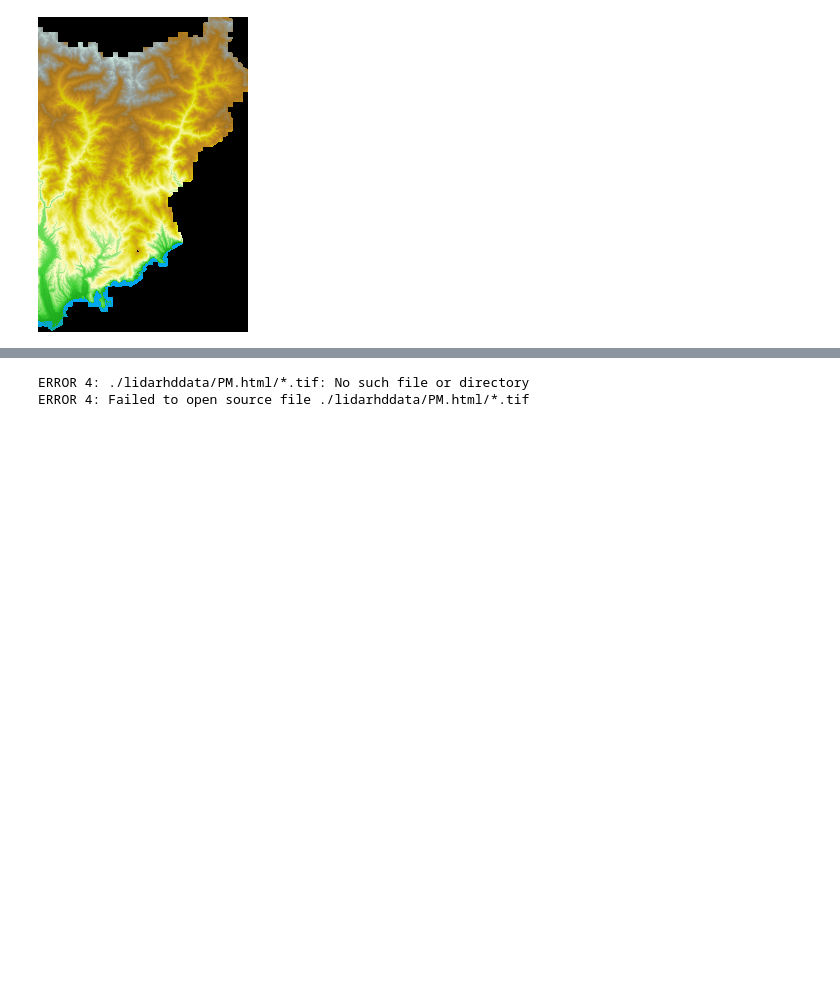
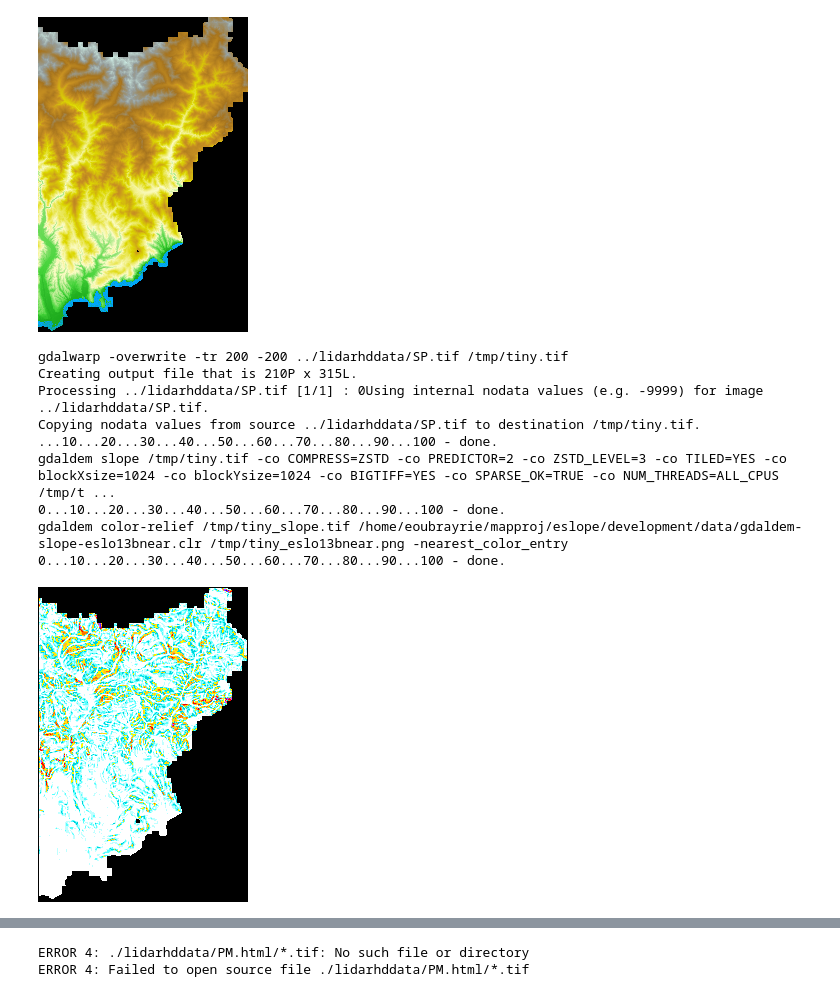
Before and after one commit to eslopemap/eslope, a Jupyter notebook: development/Western-Alps-dwn-lidarhd-aosta-piemont.ipynb, the cells around one changed output, grey strips where cells are left out. Cells and saved outputs as stored; diff of their text form; code cells hidden in the pictures; blank space fills up the shorter version.

Commit message:
WIP lidarhd

```diff
--- a/development/Western-Alps-dwn-lidarhd-aosta-piemont.ipynb
+++ b/development/Western-Alps-dwn-lidarhd-aosta-piemont.ipynb
@@ -214,4 +214,17 @@ Copying nodata values from source ../lidarhddata/SP.vrt to destination /tmp/tiny
 ...10...20...30...40...50...60...70...80...90...gdaldem color-relief /tmp/tiny.tif ~/code/eddy-geek/TIL/geo/data/gdaldem-relief9.clr /tmp/tiny_relief.png
 0...10...20...30...40...50...60...70...80...90...100 - done.
 [figure]
+# %%
+Image(S.eslo_tiny('../lidarhddata/SP.tif', res=200))
+# %% [output]
+gdalwarp -overwrite -tr 200 -200 ../lidarhddata/SP.tif /tmp/tiny.tif
+Creating output file that is 210P x 315L.
+Processing ../lidarhddata/SP.tif [1/1] : 0Using internal nodata values (e.g. -9999) for image ../lidarhddata/SP.tif.
+Copying nodata values from source ../lidarhddata/SP.tif to destination /tmp/tiny.tif.
+...10...20...30...40...50...60...70...80...90...100 - done.
+gdaldem slope /tmp/tiny.tif -co COMPRESS=ZSTD -co PREDICTOR=2 -co ZSTD_LEVEL=3 -co TILED=YES -co blockXsize=1024 -co blockYsize=1024 -co BIGTIFF=YES -co SPARSE_OK=TRUE -co NUM_THREADS=ALL_CPUS  /tmp/t ...
+0...10...20...30...40...50...60...70...80...90...100 - done.
+gdaldem color-relief /tmp/tiny_slope.tif /home/eoubrayrie/mapproj/eslope/development/data/gdaldem-slope-eslo13bnear.clr /tmp/tiny_eslo13bnear.png -nearest_color_entry
+0...10...20...30...40...50...60...70...80...90...100 - done.
+[figure, added]
 # %%
```
Also changed, not shown: parts of 7 cells of this notebook.
